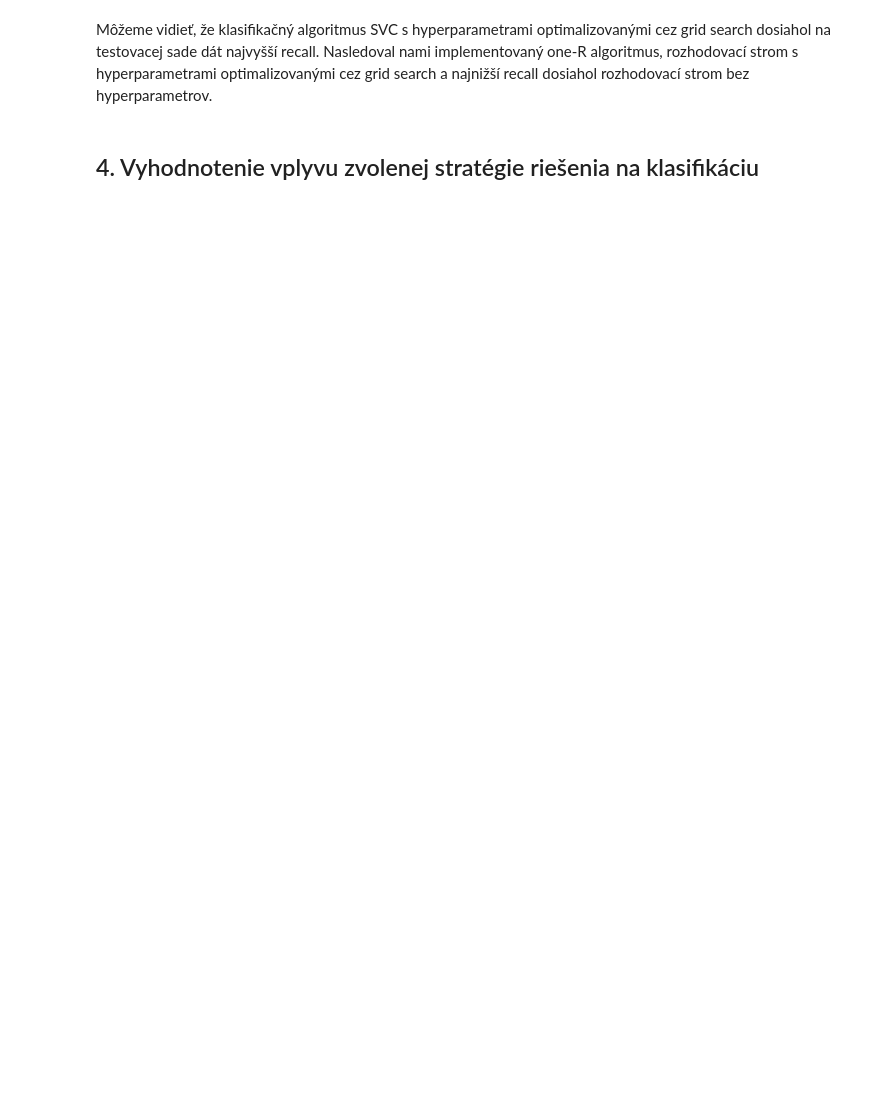
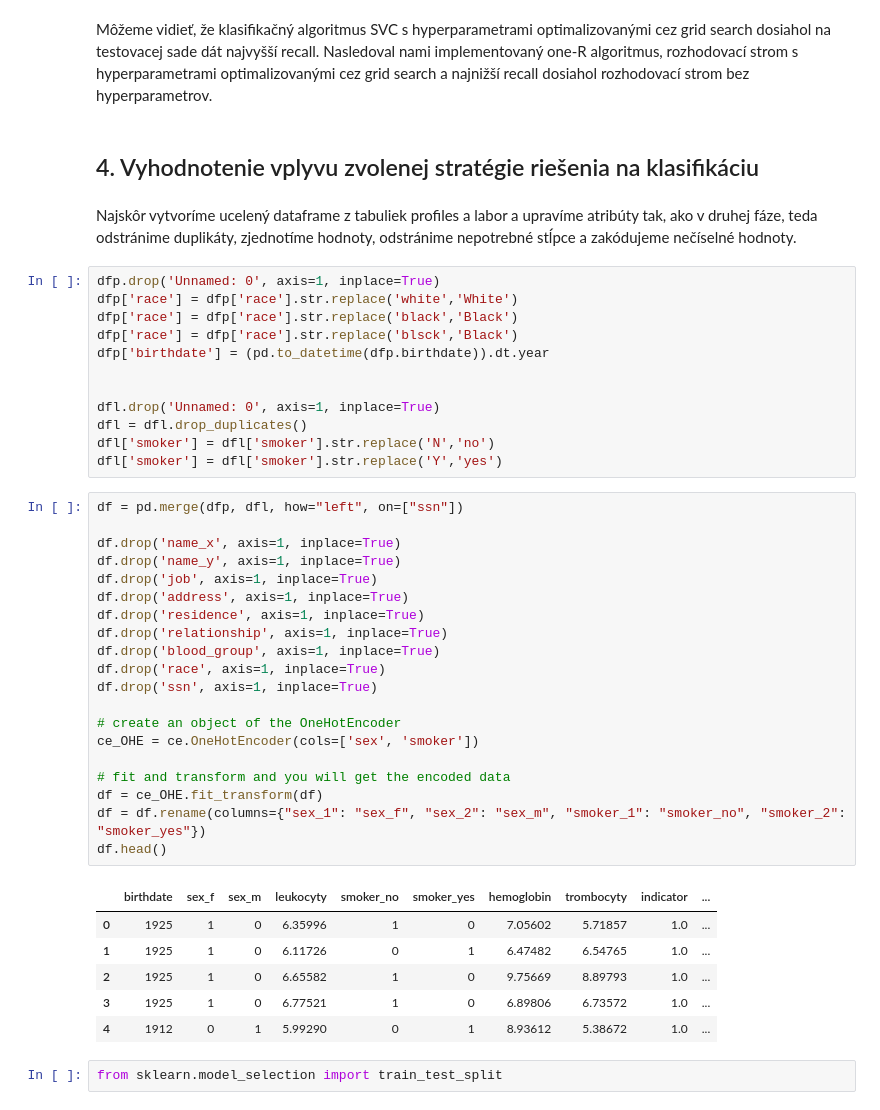
Before and after one commit to hajdu1/IAU-Projekt, a Jupyter notebook: strojove_ucenie.ipynb, the cells around one changed output. Cells and saved outputs as stored; diff of their text form; blank space fills up the shorter version.

```diff
--- a/strojove_ucenie.ipynb
+++ b/strojove_ucenie.ipynb
@@ -766,3 +780,46 @@ algorithm_accuracy[['algorithm', 'recall', 'hyperparameters']].sort_values(by='r
 Môžeme vidieť, že klasifikačný algoritmus SVC s hyperparametrami optimalizovanými cez grid search dosiahol na testovacej sade dát najvyšší recall. Nasledoval nami implementovaný one-R algoritmus, rozhodovací strom s hyperparametrami optimalizovanými cez grid search a najnižší recall dosiahol rozhodovací strom bez hyperparametrov.
 # %% [markdown]
 ## 4. Vyhodnotenie vplyvu zvolenej stratégie riešenia na klasifikáciu
+# %% [markdown]
+Najskôr vytvoríme ucelený dataframe z tabuliek profiles a labor a upravíme atribúty tak, ako v druhej fáze, teda odstránime duplikáty, zjednotíme hodnoty, odstránime nepotrebné stĺpce a zakódujeme nečíselné hodnoty.
+# %%
+dfp.drop('Unnamed: 0', axis=1, inplace=True)
+dfp['race'] = dfp['race'].str.replace('white','White')
+dfp['race'] = dfp['race'].str.replace('black','Black')
+dfp['race'] = dfp['race'].str.replace('blsck','Black')
+dfp['birthdate'] = (pd.to_datetime(dfp.birthdate)).dt.year
+
+
+dfl.drop('Unnamed: 0', axis=1, inplace=True)
+dfl = dfl.drop_duplicates()
+dfl['smoker'] = dfl['smoker'].str.replace('N','no')
+dfl['smoker'] = dfl['smoker'].str.replace('Y','yes')
+# %%
+df = pd.merge(dfp, dfl, how="left", on=["ssn"])
+
+df.drop('name_x', axis=1, inplace=True)
+df.drop('name_y', axis=1, inplace=True)
+df.drop('job', axis=1, inplace=True)
+df.drop('address', axis=1, inplace=True)
+df.drop('residence', axis=1, inplace=True)
+df.drop('relationship', axis=1, inplace=True)
+df.drop('blood_group', axis=1, inplace=True)
+df.drop('race', axis=1, inplace=True)
+df.drop('ssn', axis=1, inplace=True)
+
+# create an object of the OneHotEncoder
+ce_OHE = ce.OneHotEncoder(cols=['sex', 'smoker'])
+
+# fit and transform and you will get the encoded data
+df = ce_OHE.fit_transform(df)
+df = df.rename(columns={"sex_1": "sex_f", "sex_2": "sex_m", "smoker_1": "smoker_no", "smoker_2": "smoker_yes"})
+df.head()
+# %% [output]
+|  | birthdate | sex_f | sex_m | leukocyty | smoker_no | smoker_yes | hemoglobin | trombocyty | indicator | ... |
+| 0 | 1925 | 1 | 0 | 6.35996 | 1 | 0 | 7.05602 | 5.71857 | 1.0 | ... |
+| 1 | 1925 | 1 | 0 | 6.11726 | 0 | 1 | 6.47482 | 6.54765 | 1.0 | ... |
+| 2 | 1925 | 1 | 0 | 6.65582 | 1 | 0 | 9.75669 | 8.89793 | 1.0 | ... |
+| 3 | 1925 | 1 | 0 | 6.77521 | 1 | 0 | 6.89806 | 6.73572 | 1.0 | ... |
+| 4 | 1912 | 0 | 1 | 5.99290 | 0 | 1 | 8.93612 | 5.38672 | 1.0 | ... |
+# %%
+from sklearn.model_selection import train_test_split
```
Also changed, not shown: parts of 100 cells of this notebook, 13 other files.
